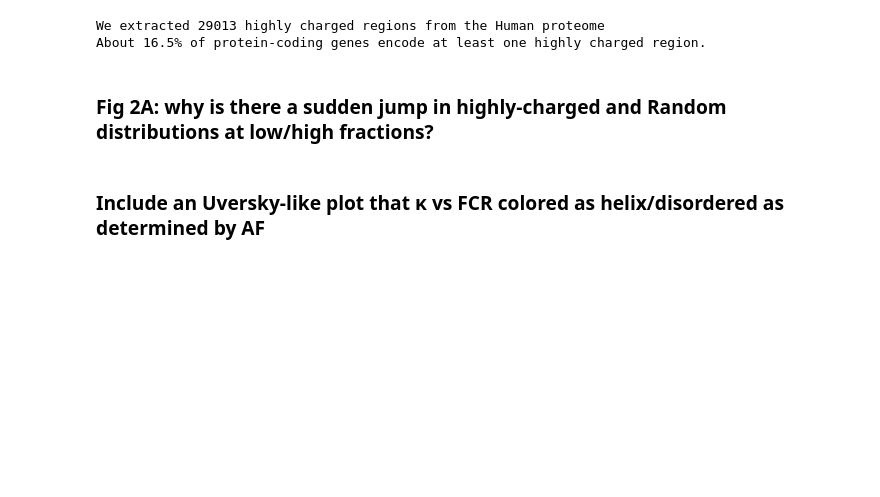
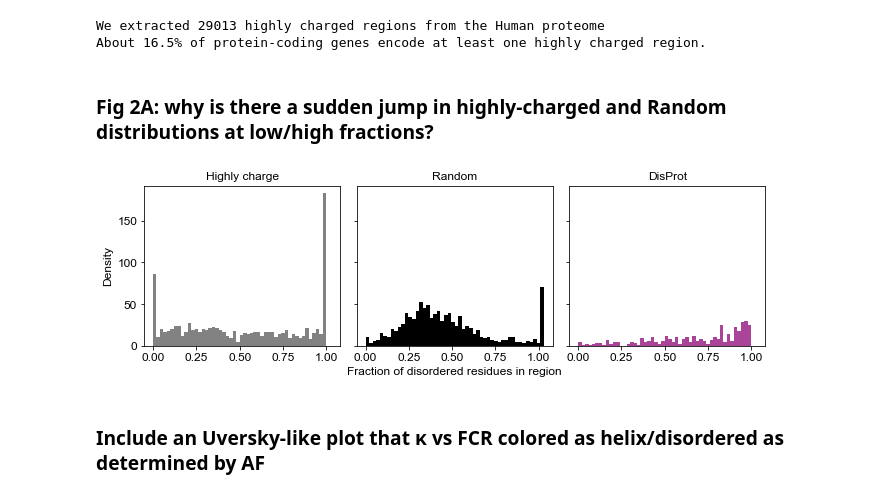
Before and after one commit to rosalindpan/hcrpaper, a Jupyter notebook: code/analysis/revision.ipynb, the cells around one changed output. Saved outputs shown, nothing was run; the diff lists cells and outputs as text; code cells hidden in the pictures; blank space fills up the shorter version.

Commit message:
computed coil probabilityfor all regions

```diff
--- a/code/analysis/revision.ipynb
+++ b/code/analysis/revision.ipynb
@@ -58,3 +137,34 @@ About 16.5% of protein-coding genes encode at least one highly charged region.
+# %%
+# Load data
+hits_disordered_frac = np.loadtxt("../../data/af_ss_processed/hits_trimmed_disordered_frac.txt")
+rand_disordered_frac = np.loadtxt("../../data/af_ss_processed/rand_trimmed_disordered_frac.txt")
+idr_disordered_frac = np.loadtxt("../../data/af_ss_processed/idr_disordered_frac.txt")
+# %%
+fig, axes = plt.subplots(1, 3, figsize=(10, 3.5),
+                         sharex=True, sharey=True)
+ax1, ax2, ax3 = axes
+
+ax1.hist(hits_disordered_frac, bins=50, color=cscheme['dis'])
+ax1.set_title('Highly charge', fontsize=12)
+
+ax2.hist(rand_disordered_frac, bins=50, color=cscheme['null'])
+ax2.set_title('Random', fontsize=12)
+
+ax3.hist(idr_disordered_frac, bins=50, color=cscheme['cr'])
+ax3.set_title('DisProt', fontsize=12)
+
+ax1.set_ylabel('Density')
+
+fig.add_subplot(111, frameon=False)
+plt.tick_params(labelcolor='none', top=False, bottom=False, left=False, right=False)
+plt.grid(False)
+plt.xlabel("Fraction of disordered residues in region")
+
+#plt.savefig('./plots/Figure2A.png', dpi=300, bbox_inches='tight')
+plt.tight_layout()
+plt.show()
+# %% [output]
+[figure, added]
 # %% [markdown]
 ### Include an Uversky-like plot that κ vs FCR colored as helix/disordered as determined by AF
 # %%
```
Also changed, not shown: parts of 12 cells of this notebook.
